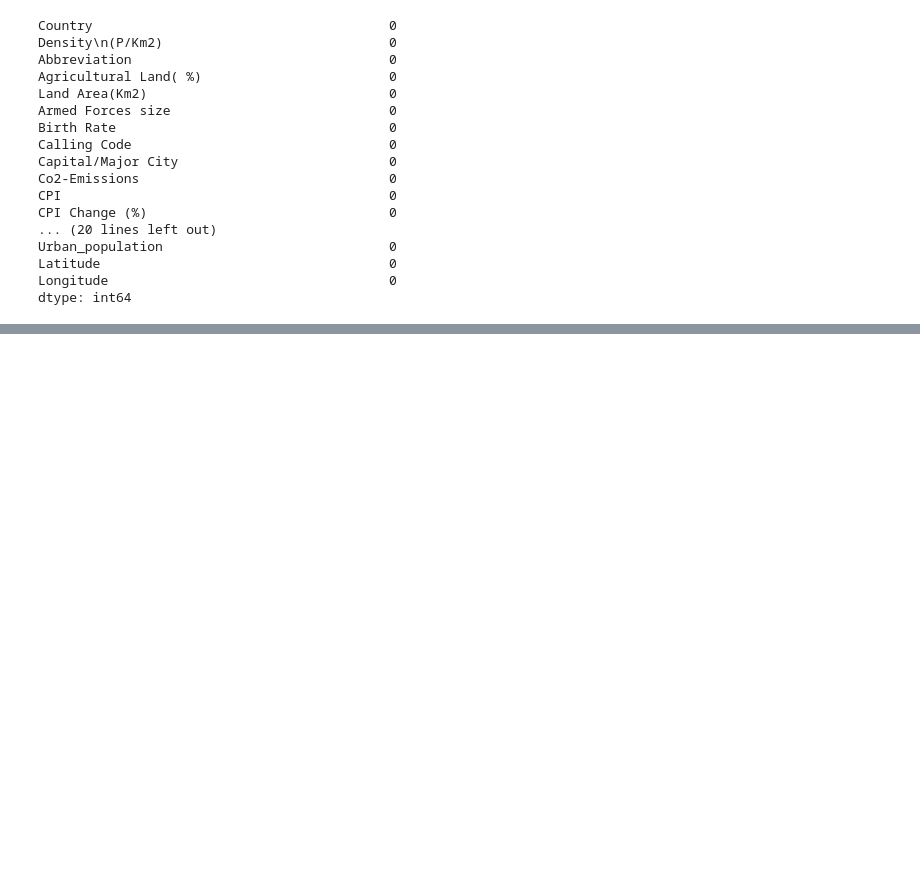
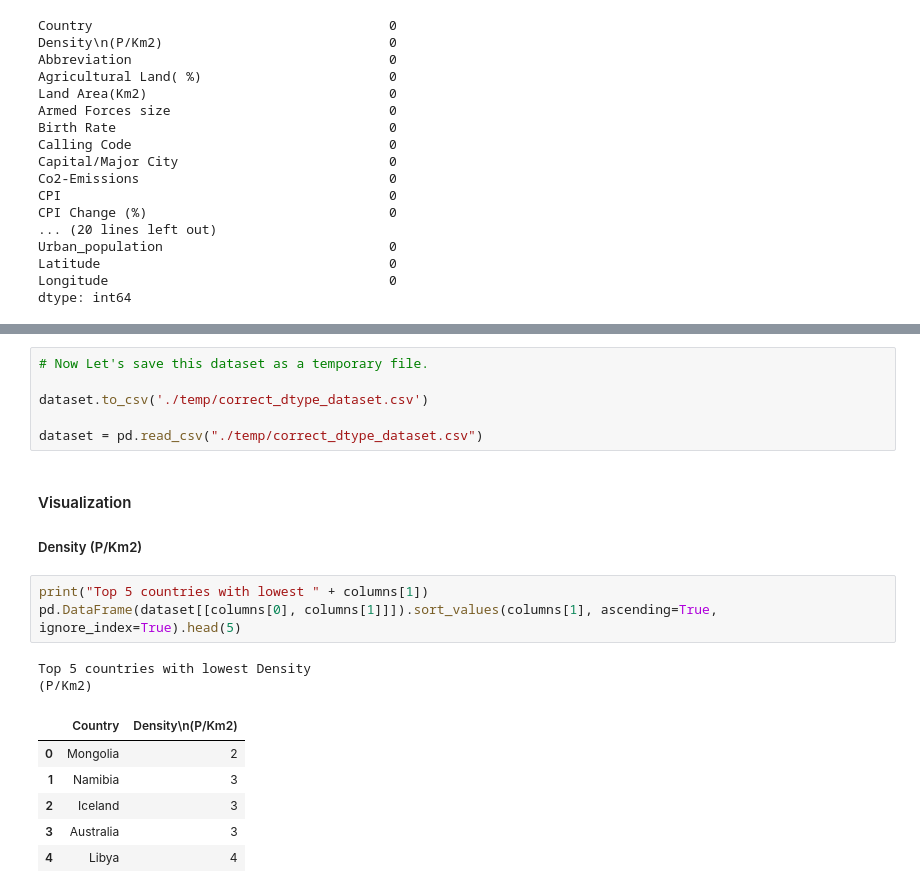
Before and after one commit to AvGeekGupta/Data-Analysis-Reports, a Jupyter notebook: World Data 2023/Data Analysis.ipynb, the cells around one changed output, grey strips where cells are left out. Cells and saved outputs as stored; diff of their text form; blank space fills up the shorter version.

Commit message:
Added few visualizations

```diff
--- a/World Data 2023/Data Analysis.ipynb
+++ b/World Data 2023/Data Analysis.ipynb
@@ -300,0 +336,22 @@ I'm always looking for exciting projects and collaborations. If you have suggest
+# %%
+# Now Let's save this dataset as a temporary file.
+
+dataset.to_csv('./temp/correct_dtype_dataset.csv')
+
+dataset = pd.read_csv("./temp/correct_dtype_dataset.csv")
+# %% [markdown]
+#### Visualization
+
+##### Density (P/Km2)
+# %%
+print("Top 5 countries with lowest " + columns[1])
+pd.DataFrame(dataset[[columns[0], columns[1]]]).sort_values(columns[1], ascending=True, ignore_index=True).head(5)
+# %% [output]
+Top 5 countries with lowest Density
+(P/Km2)
+|  | Country | Density\n(P/Km2) |
+| 0 | Mongolia | 2 |
+| 1 | Namibia | 3 |
+| 2 | Iceland | 3 |
+| 3 | Australia | 3 |
+| 4 | Libya | 4 |
```
Also changed, not shown: parts of 19 cells of this notebook, 3 other files.
